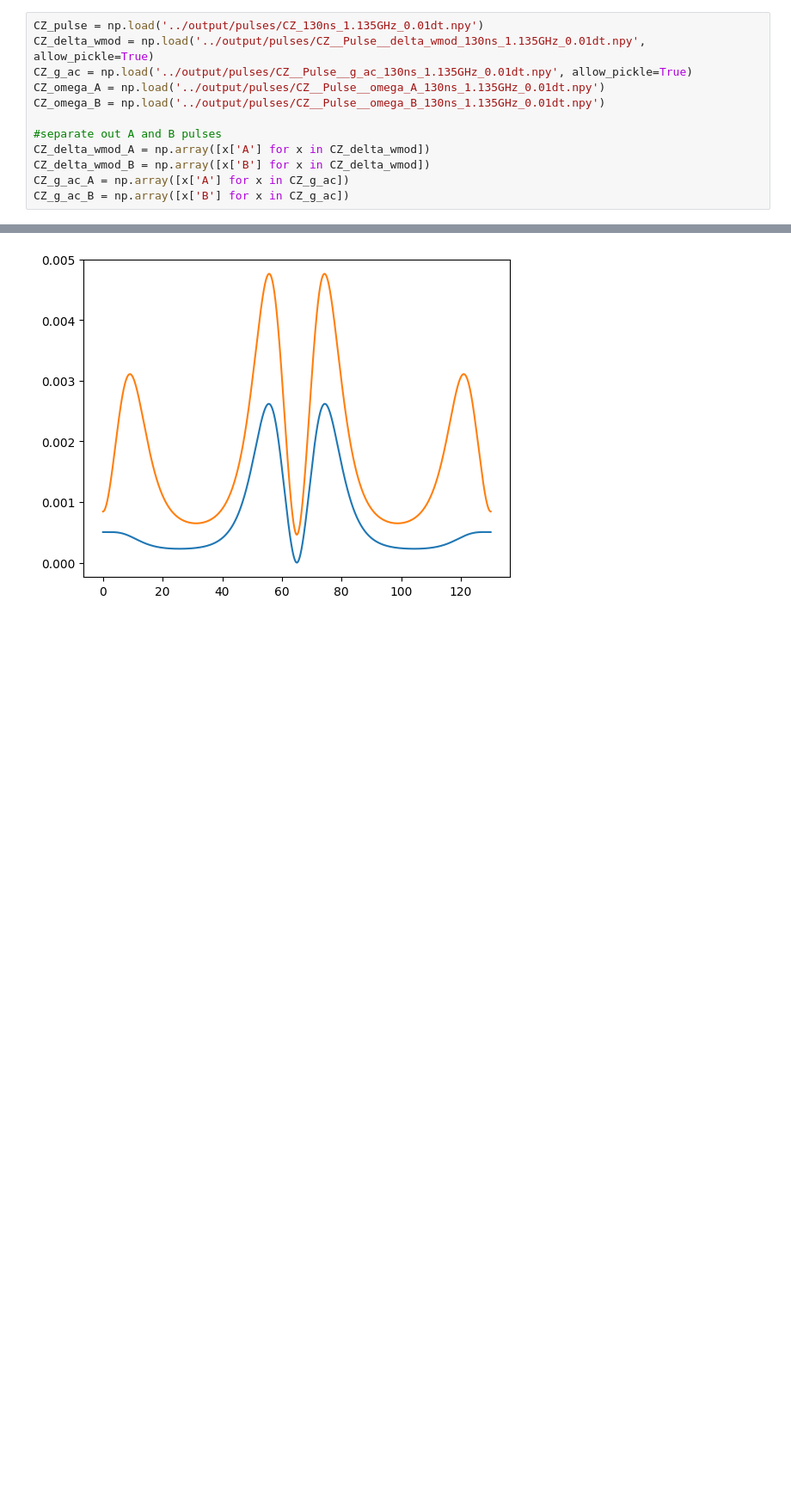
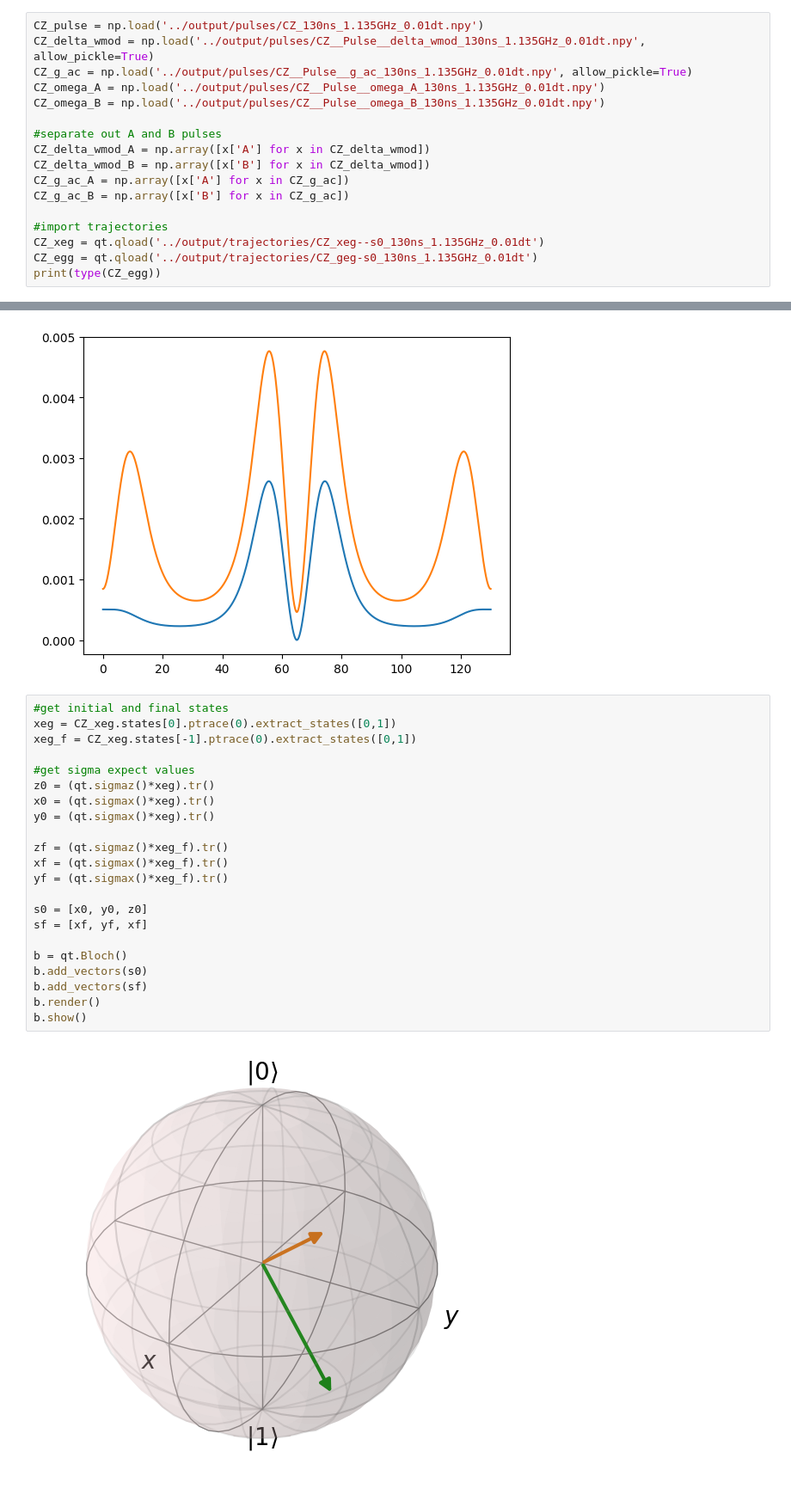
Before and after one commit to brisenodaniel/superconducting_circuit_sim, a Jupyter notebook: geometric_gate/Setiawan2022/notebooks/plotting.ipynb, the cells around one changed output, grey strips where cells are left out. Shown: that part at 86% size. Saved outputs shown, nothing was run; the diff lists cells and outputs as text; blank space fills up the shorter version.

Commit message:
adds bloch sphere to plotting

```diff
--- a/geometric_gate/Setiawan2022/notebooks/plotting.ipynb
+++ b/geometric_gate/Setiawan2022/notebooks/plotting.ipynb
@@ -18,3 +22,8 @@ CZ_delta_wmod_A = np.array([x['A'] for x in CZ_delta_wmod])
 CZ_delta_wmod_B = np.array([x['B'] for x in CZ_delta_wmod])
 CZ_g_ac_A = np.array([x['A'] for x in CZ_g_ac])
 CZ_g_ac_B = np.array([x['B'] for x in CZ_g_ac])
+
+#import trajectories
+CZ_xeg = qt.qload('../output/trajectories/CZ_xeg--s0_130ns_1.135GHz_0.01dt')
+CZ_egg = qt.qload('../output/trajectories/CZ_geg-s0_130ns_1.135GHz_0.01dt')
+print(type(CZ_egg))
@@ -36,3 +47,27 @@ plt.plot(tlist, CZ_delta_wmod_B)
 # %% [output]
 [<matplotlib.lines.Line2D at 0x...>]
 [figure]
+# %%
+#get initial and final states
+xeg = CZ_xeg.states[0].ptrace(0).extract_states([0,1])
+xeg_f = CZ_xeg.states[-1].ptrace(0).extract_states([0,1])
+
+#get sigma expect values
+z0 = (qt.sigmaz()*xeg).tr()
+x0 = (qt.sigmax()*xeg).tr()
+y0 = (qt.sigmax()*xeg).tr()
+
+zf = (qt.sigmaz()*xeg_f).tr()
+xf = (qt.sigmax()*xeg_f).tr()
+yf = (qt.sigmax()*xeg_f).tr()
+
+s0 = [x0, y0, z0]
+sf = [xf, yf, xf]
+
+b = qt.Bloch()
+b.add_vectors(s0)
+b.add_vectors(sf)
+b.render()
+b.show()
+# %% [output]
+[figure, added]
```
Also changed, not shown: parts of 2 cells of this notebook, 18 other files.
